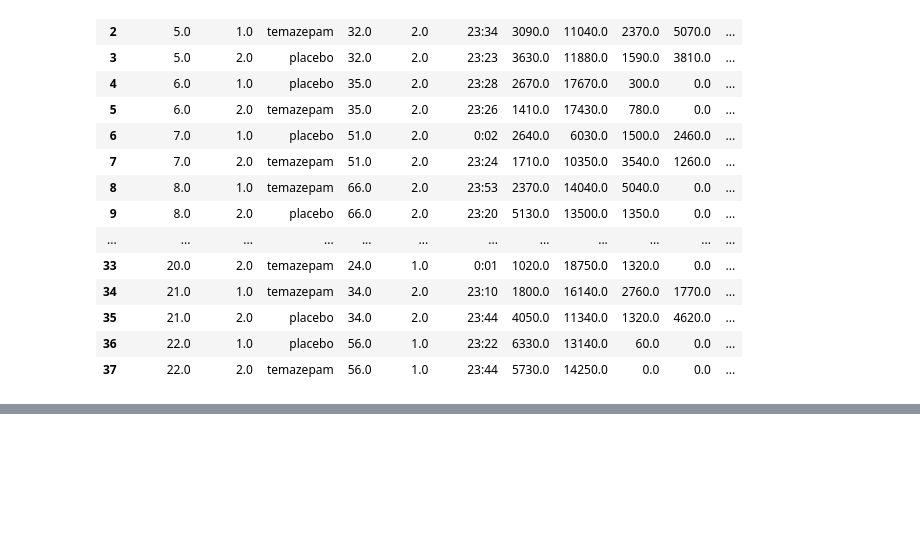
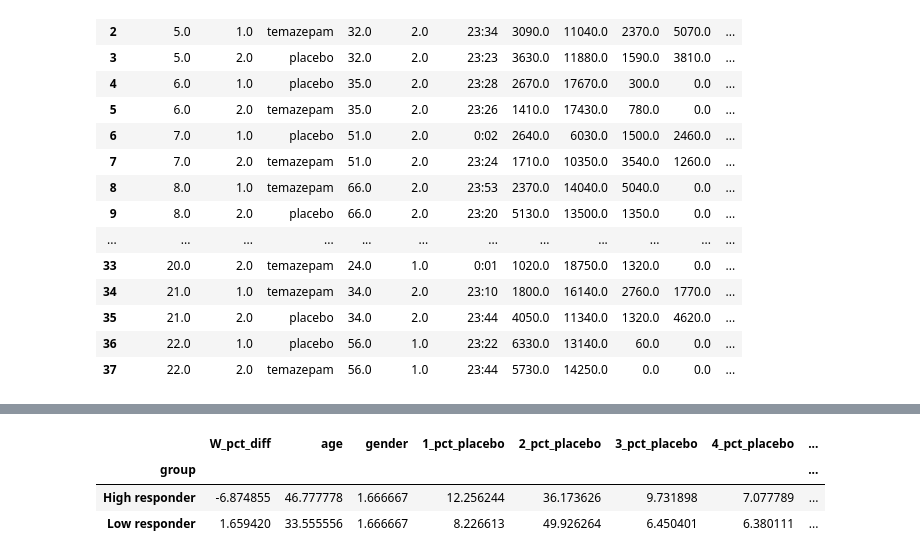
Before and after one commit to CONNIELIUGH/DSC106_Final_Project, a Jupyter notebook: notebooks/DSC_106_final_milan.ipynb, the cells around one changed output, grey strips where cells are left out. Drawn from its saved outputs; the diff is of its cells as text; code cells hidden in the pictures; blank space fills up the shorter version.

Commit message:
updated data and visualization
updated vis

```diff
--- a/notebooks/DSC_106_final_milan.ipynb
+++ b/notebooks/DSC_106_final_milan.ipynb
@@ -286,0 +327,30 @@ my_filter
+# %%
+# Use filtered_pivot_diff from before
+pivot_diff = filtered_pivot_diff.pivot_table(
+    index=['subject_id', 'age', 'gender'],
+    columns='condition',
+    values=['W_pct', 'R_pct', '1_pct', '2_pct', '3_pct', '4_pct'],
+)
+
+# Flatten the columns
+pivot_diff.columns = ['_'.join(col).strip() for col in pivot_diff.columns.values]
+pivot_diff = pivot_diff.reset_index()
+
+# Calculate difference: temazepam - placebo
+for stage in ['W_pct', 'R_pct', '1_pct', '2_pct', '3_pct', '4_pct']:
+    pivot_diff[f'{stage}_diff'] = pivot_diff.get(f'{stage}_temazepam', 0) - pivot_diff.get(f'{stage}_placebo', 0)
+
+w_diff_df = pivot_diff.sort_values('W_pct_diff')[['W_pct_diff', 'age', "gender","1_pct_placebo","2_pct_placebo","3_pct_placebo","4_pct_placebo", "R_pct_placebo",
+    "W_pct_placebo"]]
+# %%
+# Let's say you have a DataFrame w_diff_df indexed by subject_id and W_pct_diff column
+responder_ids = [9, 6, 3, 15, 1, 16, 7, 14, 13]
+
+w_diff_df['group'] = w_diff_df.index.to_series().apply(lambda x: 'Low responder' if x in responder_ids else 'High responder')
+# %%
+w_diff_df.groupby('group').mean()
+# %% [output]
+|  | W_pct_diff | age | gender | 1_pct_placebo | 2_pct_placebo | 3_pct_placebo | 4_pct_placebo | ... |
+| group |  |  |  |  |  |  |  | ... |
+| High responder | -6.874855 | 46.777778 | 1.666667 | 12.256244 | 36.173626 | 9.731898 | 7.077789 | ... |
+| Low responder | 1.659420 | 33.555556 | 1.666667 | 8.226613 | 49.926264 | 6.450401 | 6.380111 | ... |
```
Also changed, not shown: parts of 4 cells of this notebook, 2 other files.
